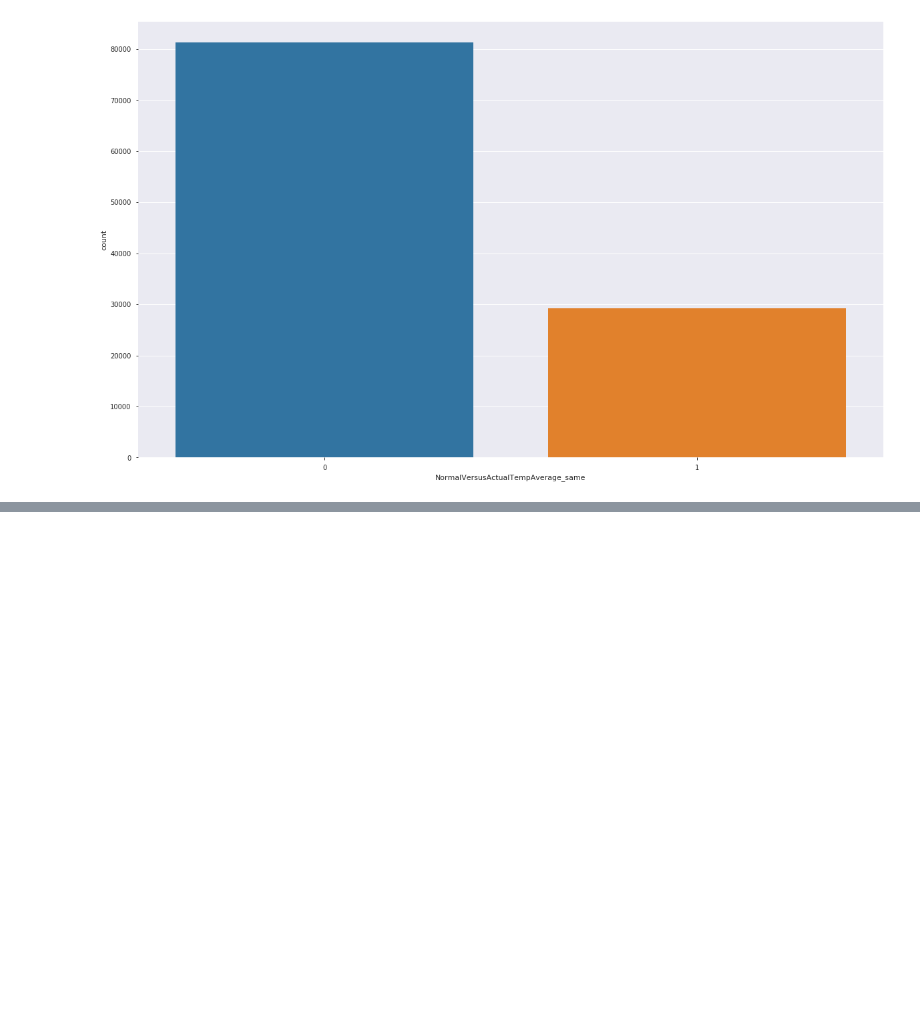
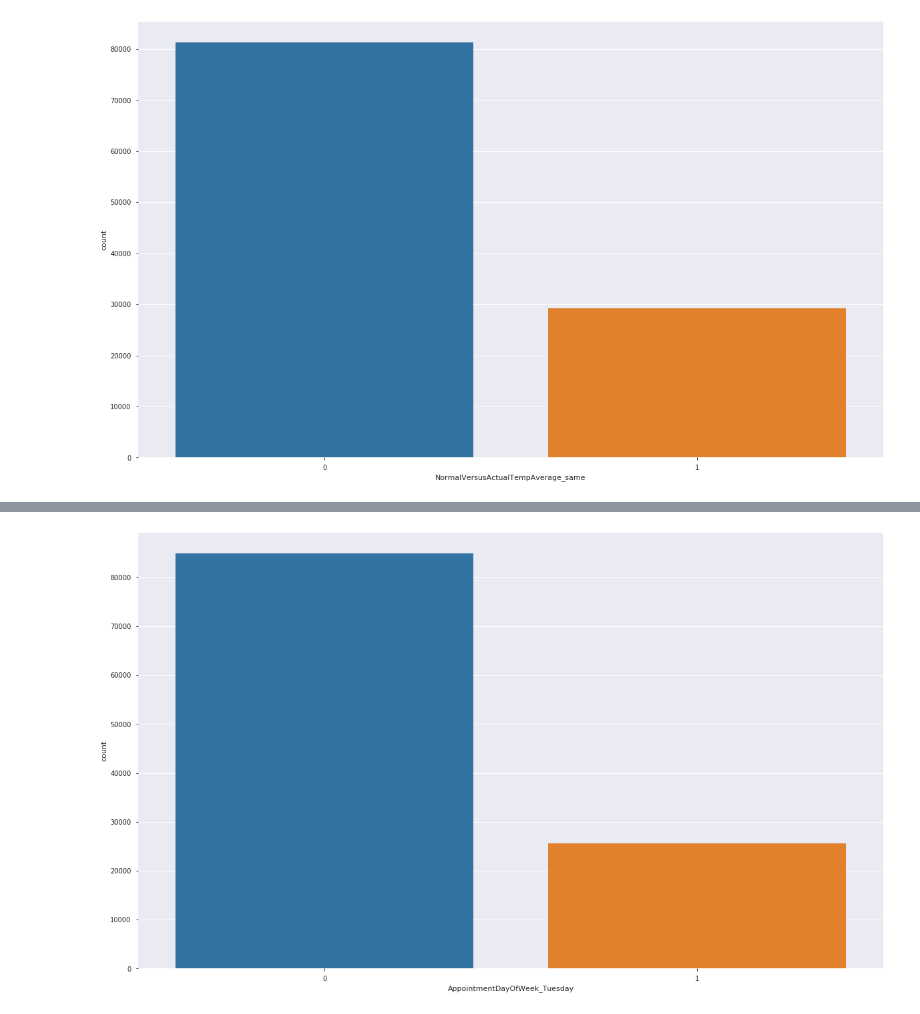
Before and after one commit to narquette/NoShowAppointments, a Jupyter notebook: Code/Python/DataProcessing/Data_Prep.ipynb, the cells around one changed output, grey strips where cells are left out. Saved outputs shown, nothing was run; the diff lists cells and outputs as text; code cells hidden in the pictures; blank space fills up the shorter version.

```diff
--- a/Code/Python/DataProcessing/Data_Prep.ipynb
+++ b/Code/Python/DataProcessing/Data_Prep.ipynb
@@ -461,0 +479,7 @@ plt.savefig(os.path.join('../','../','../','Visualizations',f"{col}_Count.png"))
+# %%
+plt.figure(figsize=(20,12))
+col = cols[4]
+sns.countplot(appt_data[col])
+plt.savefig(os.path.join('../','../','../','Visualizations',f"{col}_Count.png"))
+# %% [output]
+[figure, added]
```
Also changed, not shown: parts of 10 cells of this notebook, 19 other files.
